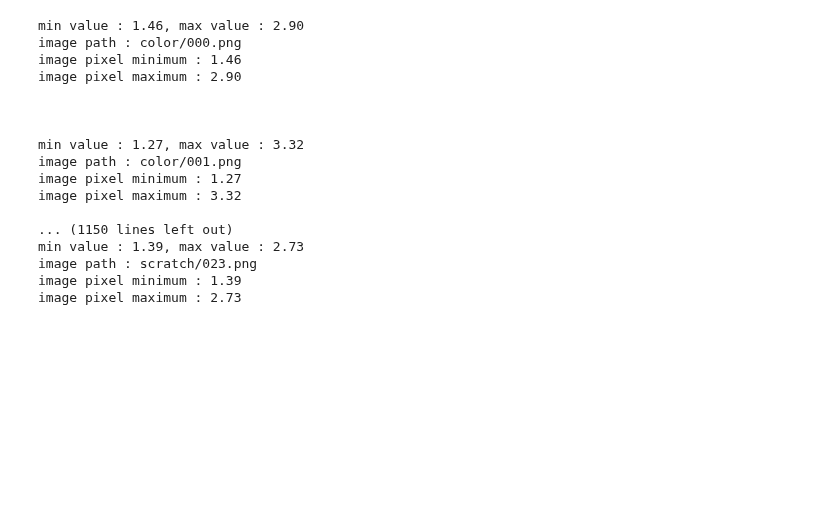
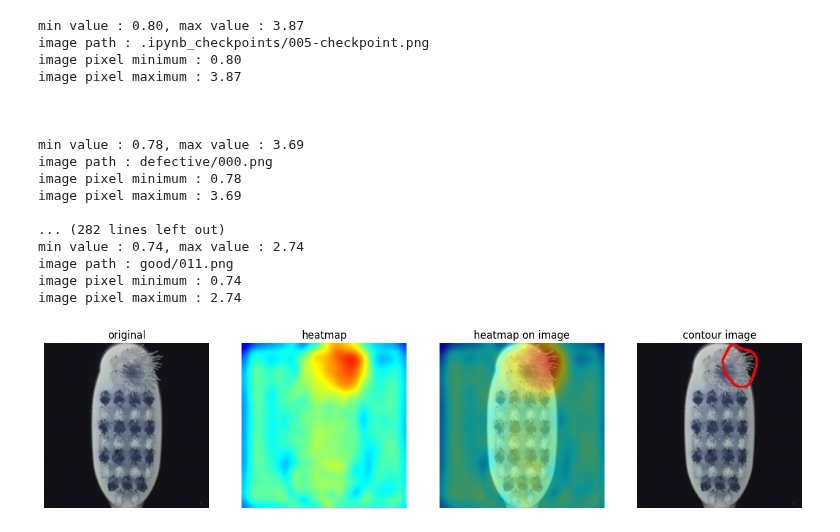
Before and after one commit to EvoDmiK/TIL, a Jupyter notebook: AI_study/CV/Anomaly Detection/PatchCore/train_PatchCore.ipynb, the cells around one changed output. Cells and saved outputs as stored; diff of their text form; code cells hidden in the pictures; blank space fills up the shorter version.

Commit message:
['23.04.07] PatchCore Anomaly Detection 모델 학습

```diff
--- a/AI_study/CV/Anomaly Detection/PatchCore/train_PatchCore.ipynb
+++ b/AI_study/CV/Anomaly Detection/PatchCore/train_PatchCore.ipynb
@@ -316,6 +317,7 @@ def get_args():
     config['coreset_sampling_ratio'] = 0.001
     config['save_anomaly_map']       = True
     config['dataset_path']           = DATA_PATH
+    config['dataset_name']           = 'toothbrush'
     config['output_path']            = 'output'
     config['n_neighbors']            = 9
     config['batch_size']             = 16
@@ -483,14 +483,14 @@ class STPM(pl.LightningModule):
 
     def train_dataloader(self):
 
-        train_datasets = MVTecDataset(root = args.dataset_path, transforms = self.transforms, phase = 'train')
+        train_datasets = MVTecDataset(root = f'{args.dataset_path}/{args.dataset_name}', transforms = self.transforms, phase = 'train')
         train_loader   = DataLoader(train_datasets, batch_size = args.batch_size, shuffle = True)
         return train_loader
 
 
     def test_dataloader(self):
 
-        test_datasets = MVTecDataset(root = args.dataset_path, transforms = self.transforms, phase = 'test')
+        test_datasets = MVTecDataset(root = f'{args.dataset_path}/{args.dataset_name}', transforms = self.transforms, phase = 'test')
         test_loader   = DataLoader(test_datasets, batch_size = 1, shuffle = False)
         return test_loader
 
@@ -700,7 +699,7 @@ DATALOADER:0 TEST RESULTS
 # %%
-test_images = sorted(list_images(f'{DATA_PATH}/test'))
+test_images = sorted(list_images(f'{DATA_PATH}/{args.dataset_name}/test'))
 
-min_value, max_value = 1.0, 4.0
+min_value, max_value = 0.5, 4.5
 boundary             = [[0, 25, 25], [20, 255, 255]]
 embedding_path       = os.path.join(f'./{args.model_path}', 'embedding.pickle')
 embedding            = pickle.load(open(embedding_path, 'rb'))
@@ -725,20 +724,43 @@ for idx, test_image in enumerate(test_images, 1):
 
     model.inference(embedding, batch, (min_value, max_value, boundary))
 # %% [output]
-min value : 1.46, max value : 2.90
-image path : color/000.png
-image pixel minimum : 1.46
-image pixel maximum : 2.90
+min value : 0.80, max value : 3.87
+image path : .ipynb_checkpoints/005-checkpoint.png
+image pixel minimum : 0.80
+image pixel maximum : 3.87
 
 
 
-min value : 1.27, max value : 3.32
-image path : color/001.png
-image pixel minimum : 1.27
-image pixel maximum : 3.32
+min value : 0.78, max value : 3.69
+image path : defective/000.png
+image pixel minimum : 0.78
+image pixel maximum : 3.69
 
-... (1150 lines left out)
-min value : 1.39, max value : 2.73
-image path : scratch/023.png
-image pixel minimum : 1.39
-image pixel maximum : 2.73
+... (282 lines left out)
+min value : 0.74, max value : 2.74
+image path : good/011.png
+image pixel minimum : 0.74
+image pixel maximum : 2.74
+# %%
+imread = lambda path: cv2.cvtColor(cv2.imread(path), cv2.COLOR_BGR2RGB)
+
+def show_images(images, titles):
+
+    plt.figure(figsize = (16, 5))
+    for idx, (image, title) in enumerate(zip(images, titles), 1):
+        plt.subplot(1, 4, idx)
+        plt.title(title)
+        plt.imshow(image)
+        plt.axis(False)
+# %%
+hm_img_image = imread('sample/anomaly/005.png_hm_on_img.jpg')
+origin_image = imread('sample/anomaly/005.png.jpg')
+draw_image   = imread('sample/anomaly/005.png_draw.jpg')
+hm_image     = imread('sample/anomaly/005.png_hm.jpg')
+
+images = [origin_image, hm_image, hm_img_image, draw_image]
+titles = ['original', 'heatmap', 'heatmap on image', 'contour image']
+
+show_images(images, titles)
+# %% [output]
+[figure, added]
```
Also changed, not shown: parts of 6 cells of this notebook, 1 other file.
